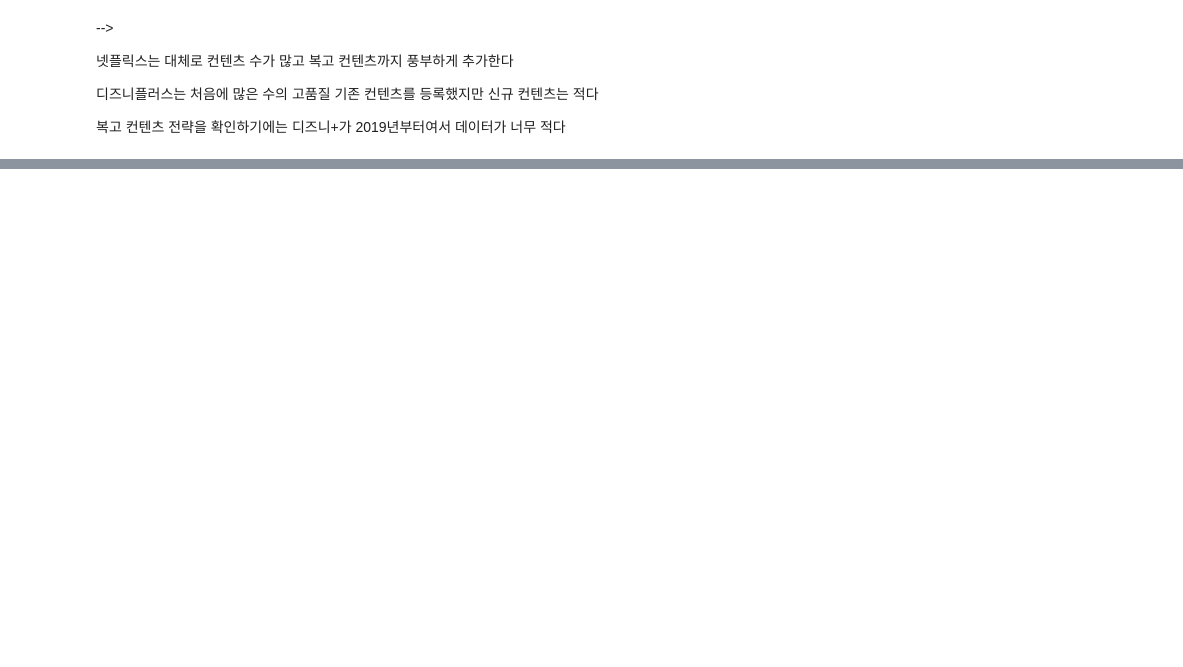
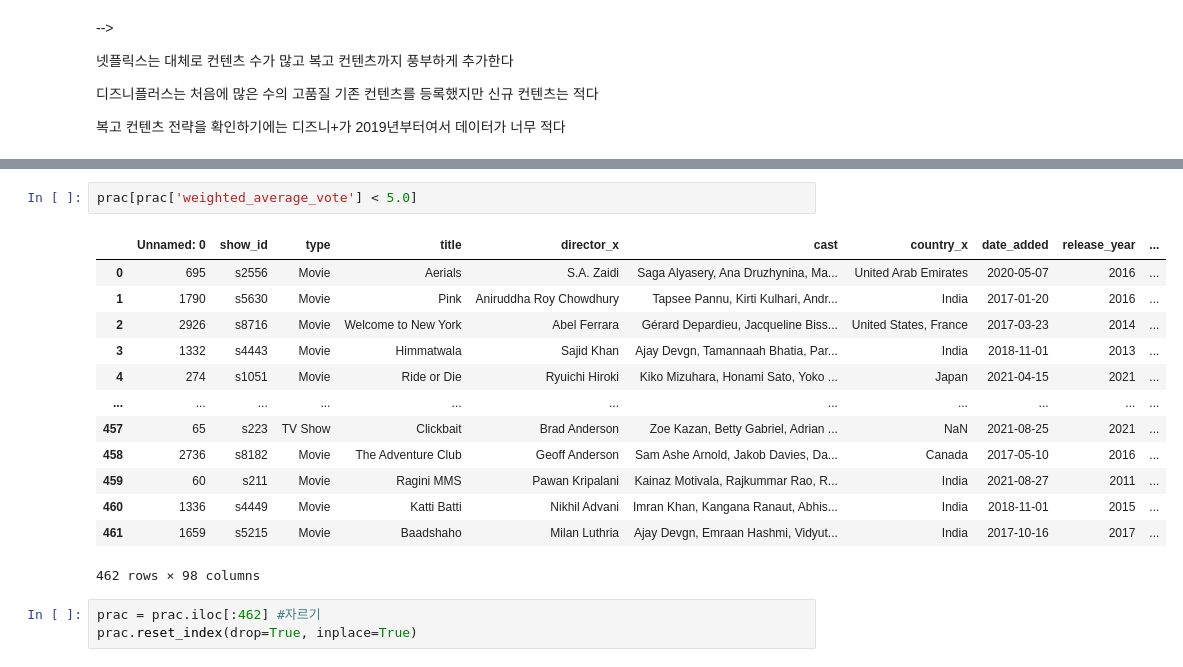
Before and after one commit to netfleeex/netflix_EDA, a Jupyter notebook: NETFLIX.ipynb, the cells around one changed output, grey strips where cells are left out. Cells and saved outputs as stored; diff of their text form; blank space fills up the shorter version.

```diff
--- a/NETFLIX.ipynb
+++ b/NETFLIX.ipynb
@@ -609,0 +601,19 @@ sns.scatterplot(x='date_added', y='release_year', data=df5, s=15)
+# %%
+prac[prac['weighted_average_vote'] < 5.0]
+# %% [output]
+|  | Unnamed: 0 | show_id | type | title | director_x | cast | country_x | date_added | release_year | ... |
+| 0 | 695 | s2556 | Movie | Aerials | S.A. Zaidi | Saga Alyasery, Ana Druzhynina, Ma... | United Arab Emirates | 2020-05-07 | 2016 | ... |
+| 1 | 1790 | s5630 | Movie | Pink | Aniruddha Roy Chowdhury | Tapsee Pannu, Kirti Kulhari, Andr... | India | 2017-01-20 | 2016 | ... |
+| 2 | 2926 | s8716 | Movie | Welcome to New York | Abel Ferrara | Gérard Depardieu, Jacqueline Biss... | United States, France | 2017-03-23 | 2014 | ... |
+| 3 | 1332 | s4443 | Movie | Himmatwala | Sajid Khan | Ajay Devgn, Tamannaah Bhatia, Par... | India | 2018-11-01 | 2013 | ... |
+| 4 | 274 | s1051 | Movie | Ride or Die | Ryuichi Hiroki | Kiko Mizuhara, Honami Sato, Yoko ... | Japan | 2021-04-15 | 2021 | ... |
+| ... | ... | ... | ... | ... | ... | ... | ... | ... | ... | ... |
+| 457 | 65 | s223 | TV Show | Clickbait | Brad Anderson | Zoe Kazan, Betty Gabriel, Adrian ... | NaN | 2021-08-25 | 2021 | ... |
+| 458 | 2736 | s8182 | Movie | The Adventure Club | Geoff Anderson | Sam Ashe Arnold, Jakob Davies, Da... | Canada | 2017-05-10 | 2016 | ... |
+| 459 | 60 | s211 | Movie | Ragini MMS | Pawan Kripalani | Kainaz Motivala, Rajkummar Rao, R... | India | 2021-08-27 | 2011 | ... |
+| 460 | 1336 | s4449 | Movie | Katti Batti | Nikhil Advani | Imran Khan, Kangana Ranaut, Abhis... | India | 2018-11-01 | 2015 | ... |
+| 461 | 1659 | s5215 | Movie | Baadshaho | Milan Luthria | Ajay Devgn, Emraan Hashmi, Vidyut... | India | 2017-10-16 | 2017 | ... |
+462 rows × 98 columns
+# %%
+prac = prac.iloc[:462] #자르기
+prac.reset_index(drop=True, inplace=True)
```
Also changed, not shown: parts of 26 cells of this notebook.
